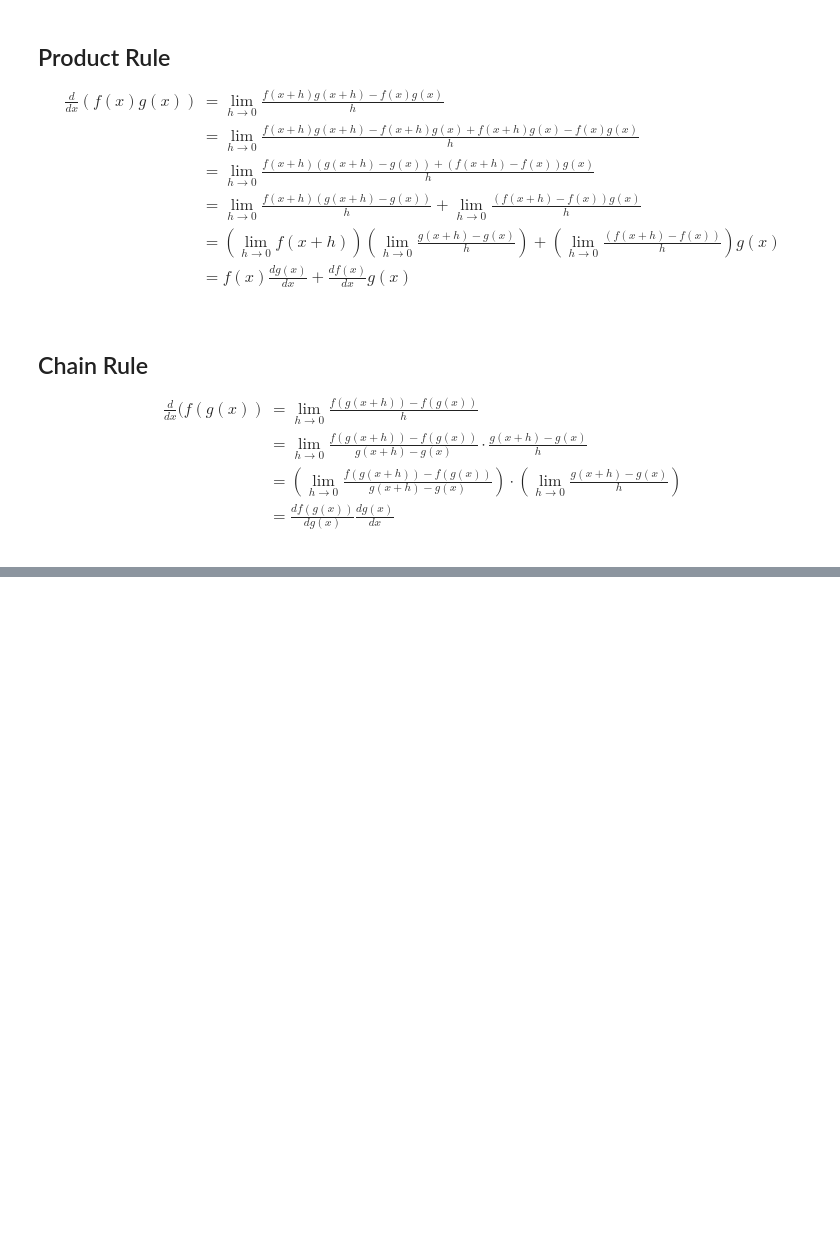
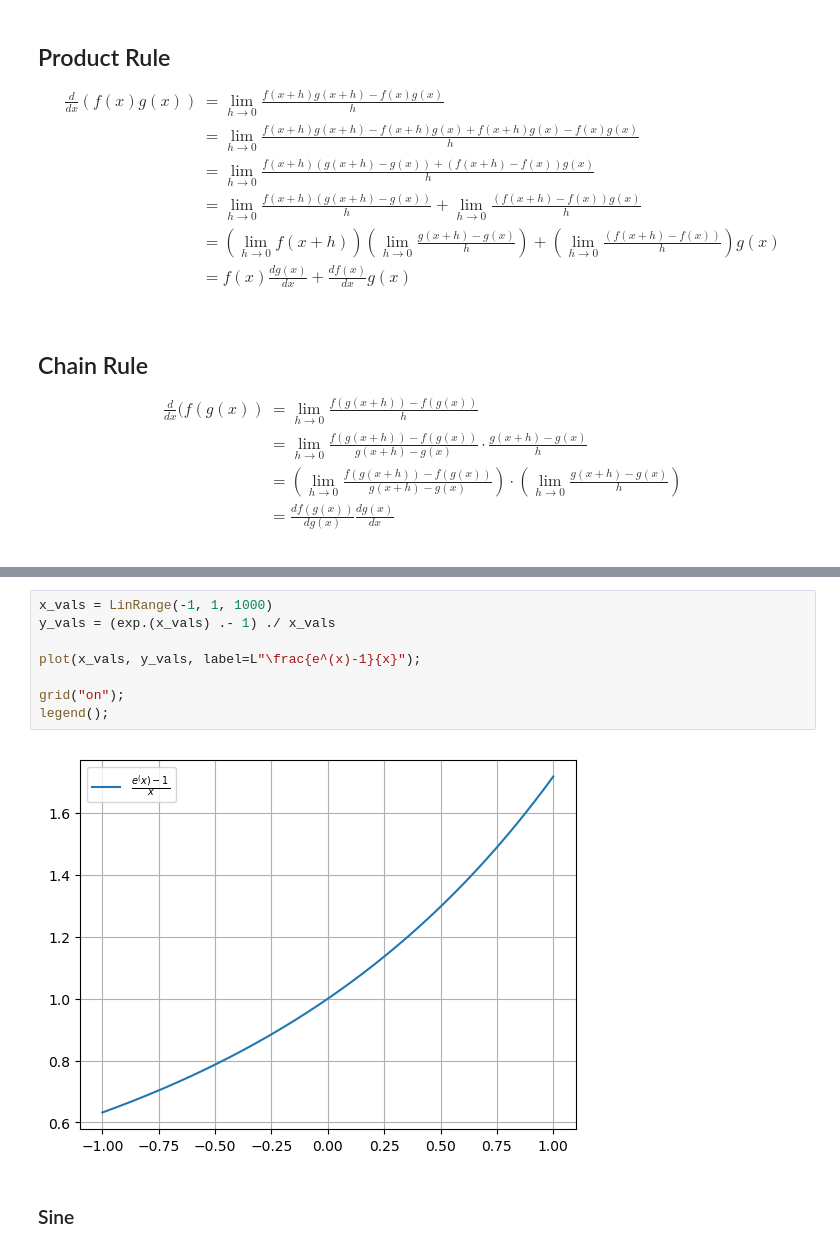
Before and after one commit to chaaland/classical-mechanics-ttm, a Jupyter notebook: Chapter2/Chapter2.ipynb, the cells around one changed output, grey strips where cells are left out. Drawn from its saved outputs; the diff is of its cells as text; blank space fills up the shorter version.

```diff
--- a/Untitled.ipynb
+++ b/Chapter2/Chapter2.ipynb
@@ -195,0 +220,12 @@ $$
+# %%
+x_vals = LinRange(-1, 1, 1000)
+y_vals = (exp.(x_vals) .- 1) ./ x_vals
+
+plot(x_vals, y_vals, label=L"\frac{e^(x)-1}{x}");
+
+grid("on");
+legend();
+# %% [output]
+[figure, added]
+# %% [markdown]
+### Sine
```
Also changed, not shown: parts of 18 cells of this notebook.
